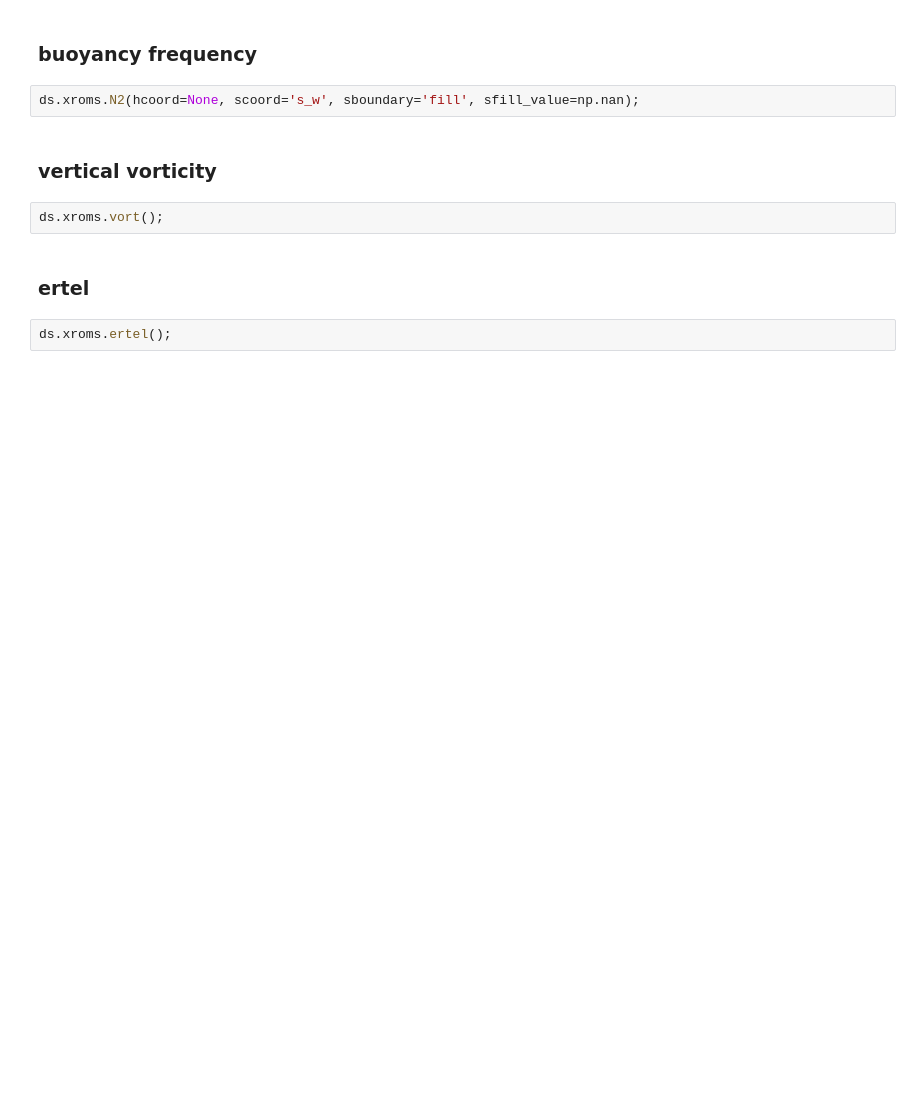
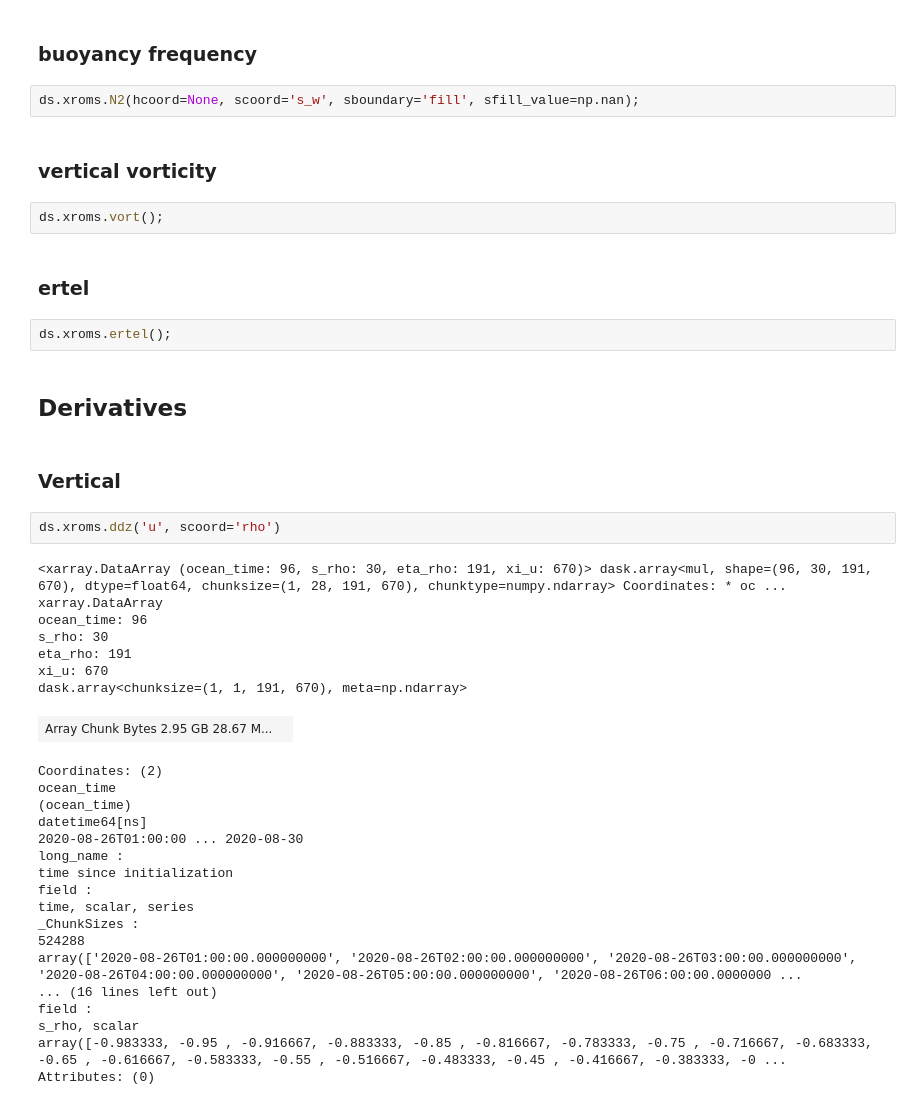
Before and after one commit to xoceanmodel/xroms, a Jupyter notebook: examples/calc.ipynb, the cells around one changed output. Drawn from its saved outputs; the diff is of its cells as text; blank space fills up the shorter version.

```diff
--- a/examples/calc.ipynb
+++ b/examples/calc.ipynb
@@ -119,3 +122,35 @@ ds.xroms.vort();
 ### ertel
 # %%
 ds.xroms.ertel();
+# %% [markdown]
+## Derivatives
+# %% [markdown]
+### Vertical
+# %%
+ds.xroms.ddz('u', scoord='rho')
+# %% [output]
+<xarray.DataArray (ocean_time: 96, s_rho: 30, eta_rho: 191, xi_u: 670)> dask.array<mul, shape=(96, 30, 191, 670), dtype=float64, chunksize=(1, 28, 191, 670), chunktype=numpy.ndarray> Coordinates: * oc ...
+xarray.DataArray
+ocean_time: 96
+s_rho: 30
+eta_rho: 191
+xi_u: 670
+dask.array<chunksize=(1, 1, 191, 670), meta=np.ndarray>
+| Array Chunk Bytes 2.95 GB 28.67 M... |  |
+Coordinates: (2)
+ocean_time
+(ocean_time)
+datetime64[ns]
+2020-08-26T01:00:00 ... 2020-08-30
+long_name :
+time since initialization
+field :
+time, scalar, series
+_ChunkSizes :
+524288
+array(['2020-08-26T01:00:00.000000000', '2020-08-26T02:00:00.000000000', '2020-08-26T03:00:00.000000000', '2020-08-26T04:00:00.000000000', '2020-08-26T05:00:00.000000000', '2020-08-26T06:00:00.0000000 ...
+... (16 lines left out)
+field :
+s_rho, scalar
+array([-0.983333, -0.95 , -0.916667, -0.883333, -0.85 , -0.816667, -0.783333, -0.75 , -0.716667, -0.683333, -0.65 , -0.616667, -0.583333, -0.55 , -0.516667, -0.483333, -0.45 , -0.416667, -0.383333, -0 ...
+Attributes: (0)
```
Also changed, not shown: parts of 23 cells of this notebook.
